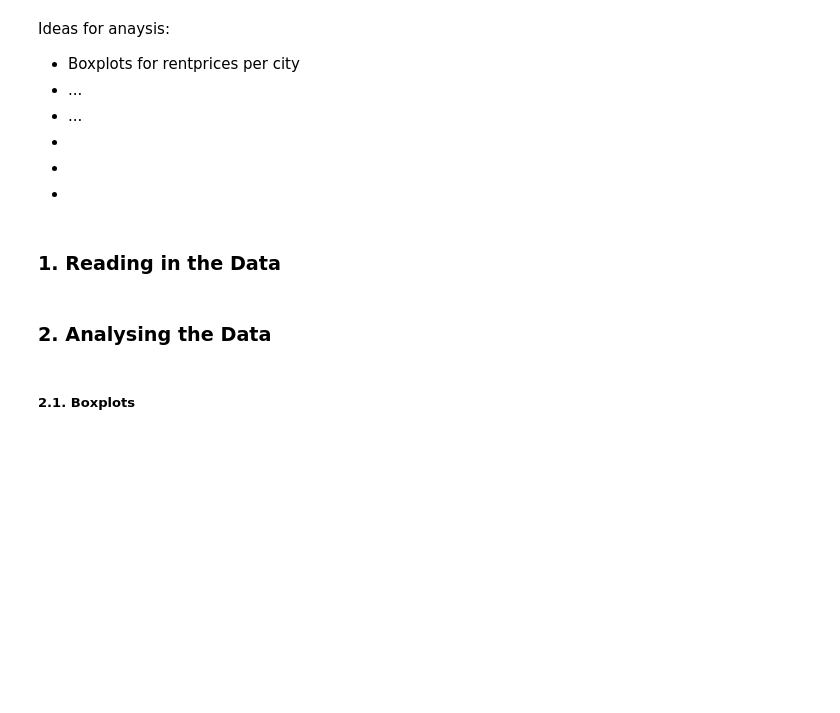
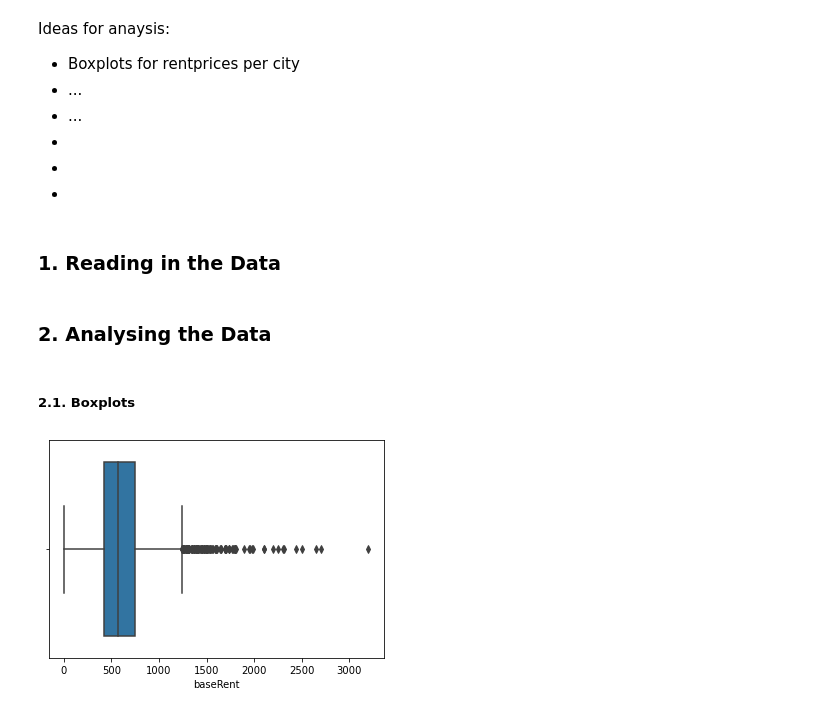
Before and after one commit to reemakk/group-3, a Jupyter notebook: Data_analysis.ipynb, the cells around one changed output. Saved outputs shown, nothing was run; the diff lists cells and outputs as text; code cells hidden in the pictures; blank space fills up the shorter version.

Commit message:
sorting,boxplot,correlation

```diff
--- a/Data_analysis.ipynb
+++ b/Data_analysis.ipynb
@@ -42,3 +47,10 @@ population_only_adjusteddata=pd.read_excel(r"data\Adjusted_Population_Data.xlsx"
 ### 2. Analysing the Data
 # %% [markdown]
 ##### 2.1. Boxplots
+# %%
+#Here you can get a Boxplot for the wanted city and the wanted column:
+searched_city=appartments_only_adjusteddata[appartments_only_adjusteddata["regio2"]== input("Please type in the city name.")]
+sns.boxplot(x=searched_city[input("Please type in the column name.")])
+plt.show()
+# %% [output]
+[figure, added]
```
Also changed, not shown: parts of 6 cells of this notebook.
